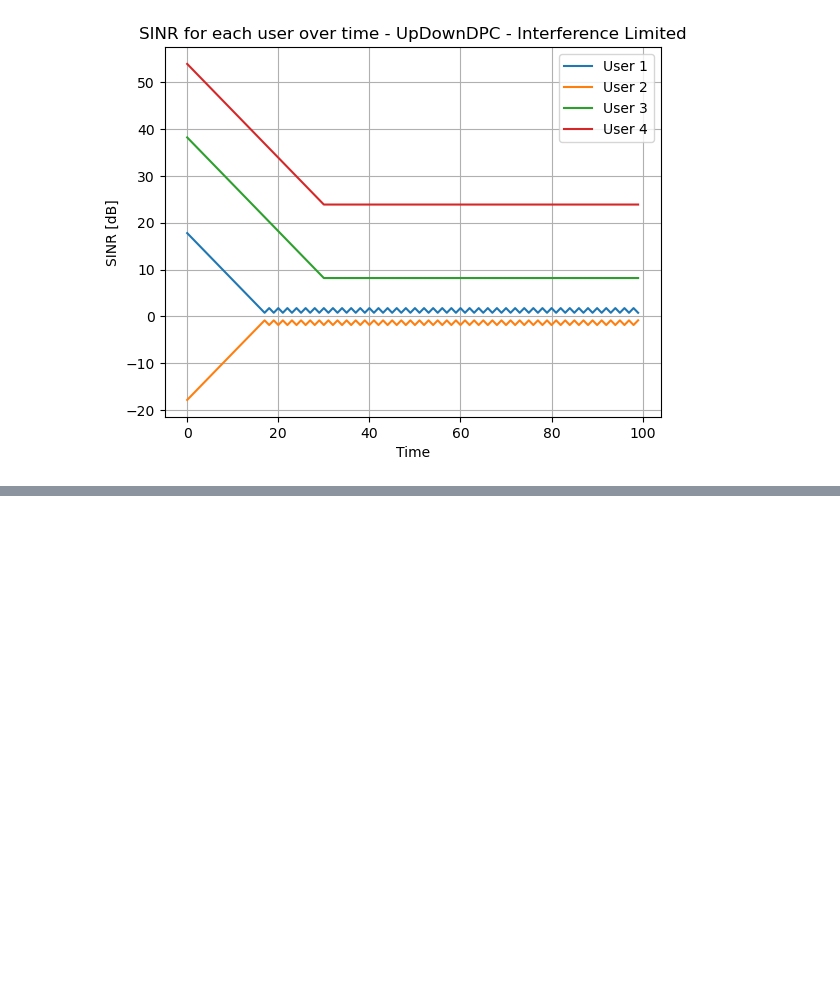
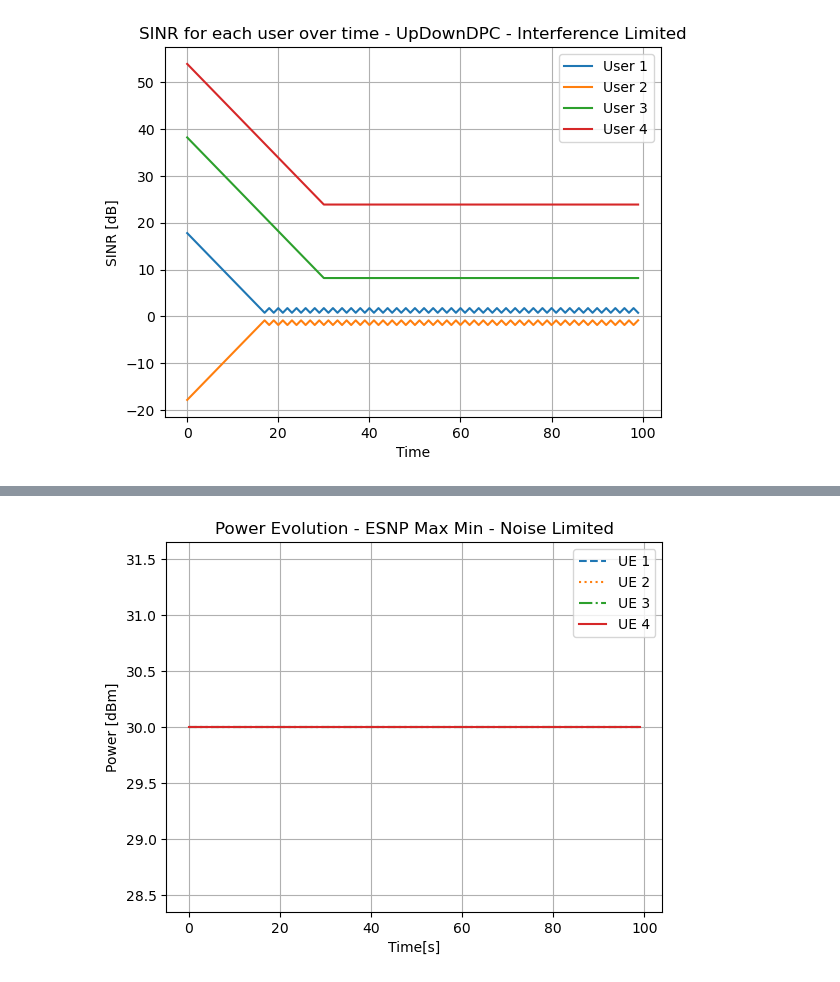
Before and after one commit to vitorfraga12/Intro-to-Wirelles---Part-3, a Jupyter notebook: Questao7.ipynb, the cells around one changed output, grey strips where cells are left out. Drawn from its saved outputs; the diff is of its cells as text; code cells hidden in the pictures; blank space fills up the shorter version.

Commit message:
Incorporação questões 8 e 9
Necessário corrigir algoritmo ESNP

```diff
--- a/Questao7.ipynb
+++ b/Questao7.ipynb
@@ -621,0 +634,3 @@ plt.show()
+# %%
+neighb_factor = 10 # Em dBm | delta
+prob_param = 0.5 # epsilon
@@ -621,0 +849,2 @@ plt.show()
+# %%
+time = 100
@@ -621,0 +897,19 @@ plt.show()
+# %%
+sinr_esnp_maxmin, sinr_esnp_maxsum, sinr_esnp_maxminsum, capacity_esnp_maxmin, capacity_esnp_maxsum, capacity_esnp_maxminsum, transmit_power_maxmin, transmit_power_maxsum, transmit_power_maxminsum = esnp_noise(aps, ues, channels, power_trans_max, power_trans_min, step, sinr_alvo, time, bandwidth, K_0, area_noiselimited)
+# %%
+# Plotando a evolução da potência de transmissão MaxMin
+
+plt.figure()
+plt.plot(transmit_power_maxmin[0], label='UE 1', linestyle='--')
+plt.plot(transmit_power_maxmin[1], label='UE 2', linestyle=':')
+plt.plot(transmit_power_maxmin[2], label='UE 3', linestyle='-.')
+plt.plot(transmit_power_maxmin[3], label='UE 4')
+plt.grid()
+plt.legend()
+plt.xlabel('Time[s]')
+plt.ylabel('Power [dBm]')
+plt.title('Power Evolution - ESNP Max Min - Noise Limited')
+plt.savefig('Q8_power_evolution_noiselimited_espnmaxmin.pdf')
+plt.show()
+# %% [output]
+[figure, added]
```
Also changed, not shown: parts of 28 cells of this notebook.
